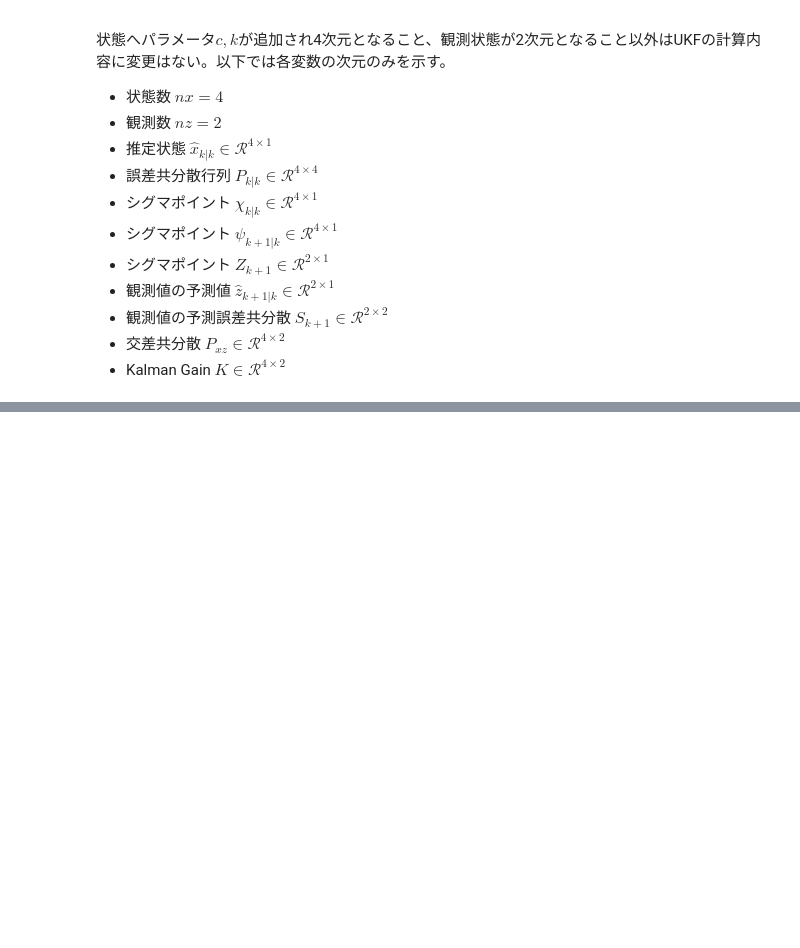
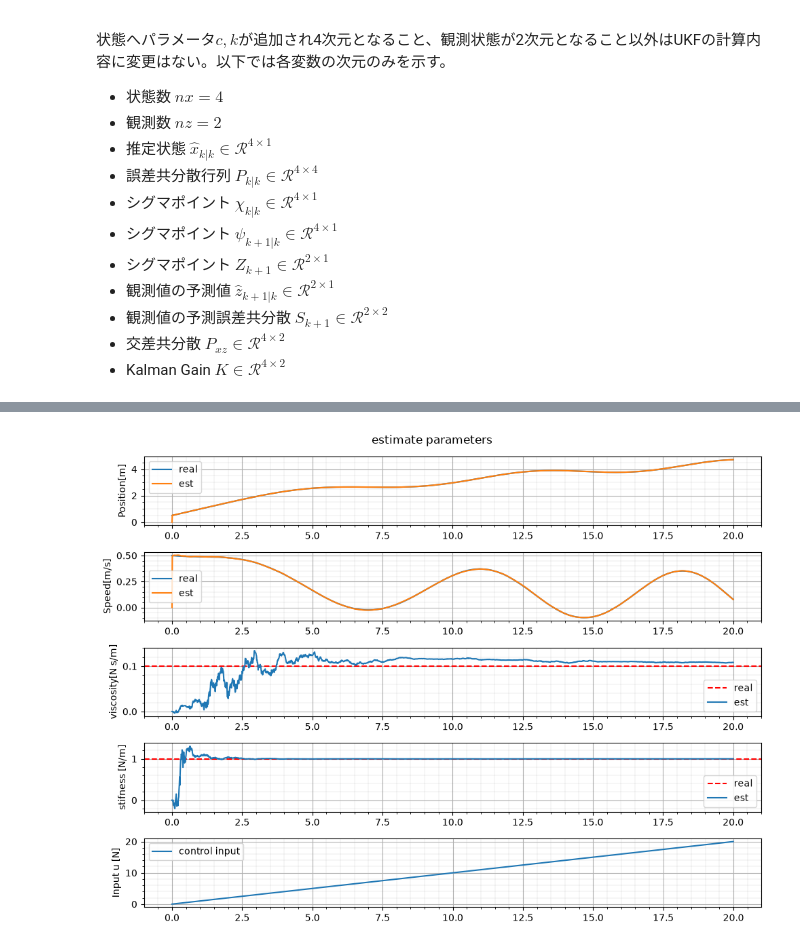
Before and after one commit to hideto008/learning_estimation_method, a Jupyter notebook: Notes/Estimate_State_using_UKF.ipynb, the cells around one changed output, grey strips where cells are left out. Saved outputs shown, nothing was run; the diff lists cells and outputs as text; code cells hidden in the pictures; blank space fills up the shorter version.

```diff
--- a/Notes/Estimate_State_using_UKF.ipynb
+++ b/Notes/Estimate_State_using_UKF.ipynb
@@ -1238,0 +1270,8 @@ create_fig(t_array, x_array, x_est_array, u_array, params, title="measured posit
+# %%
+X_init = np.array([0.5,0.5])
+X_est_init = np.array([0.0,0.0, 0.0, 0.0])
+
+t_array, x_array, x_est_array = simulation(X_init,X_est_init,u_array,params)
+create_fig(t_array, x_array, x_est_array, u_array, params, title="estimate parameters")
+# %% [output]
+[figure, added]
```
Also changed, not shown: parts of 9 cells of this notebook.
